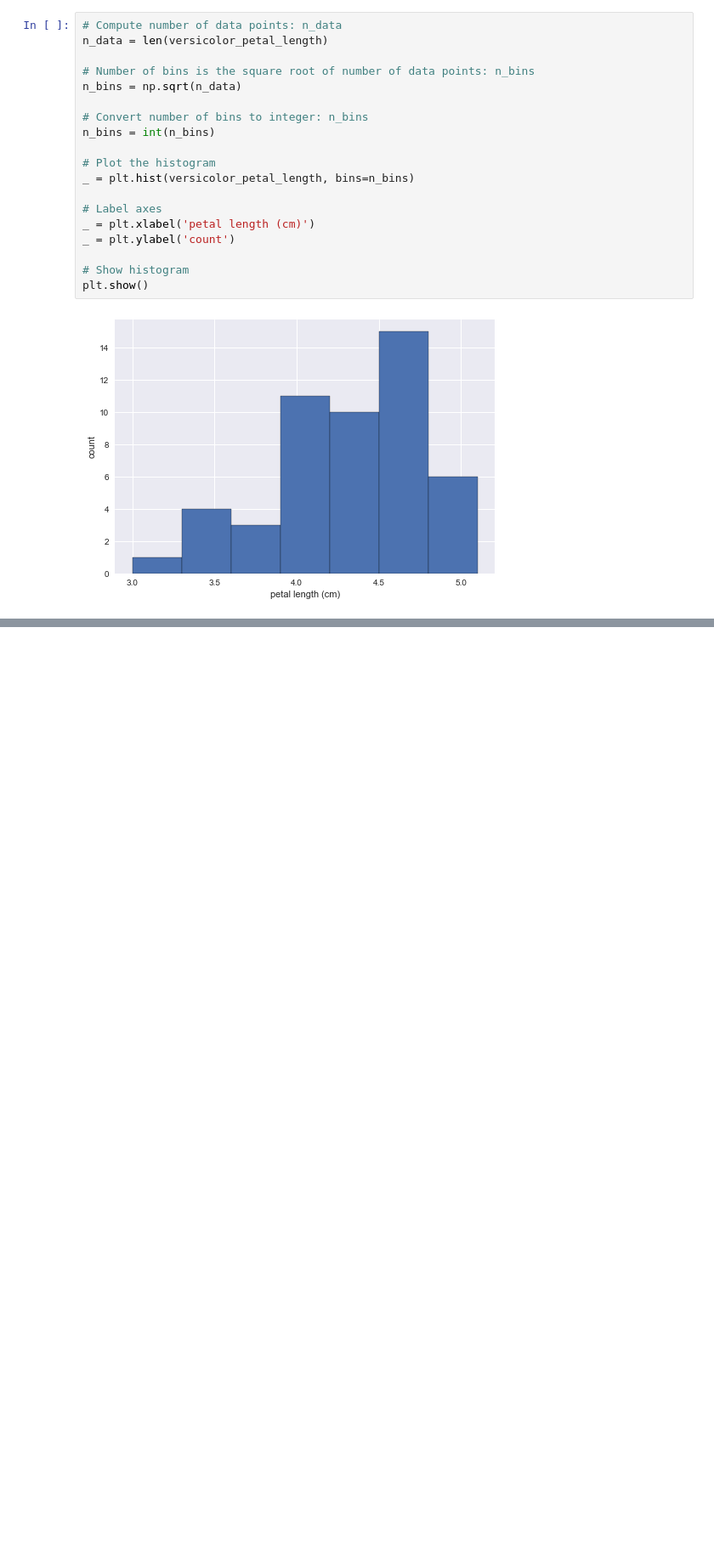
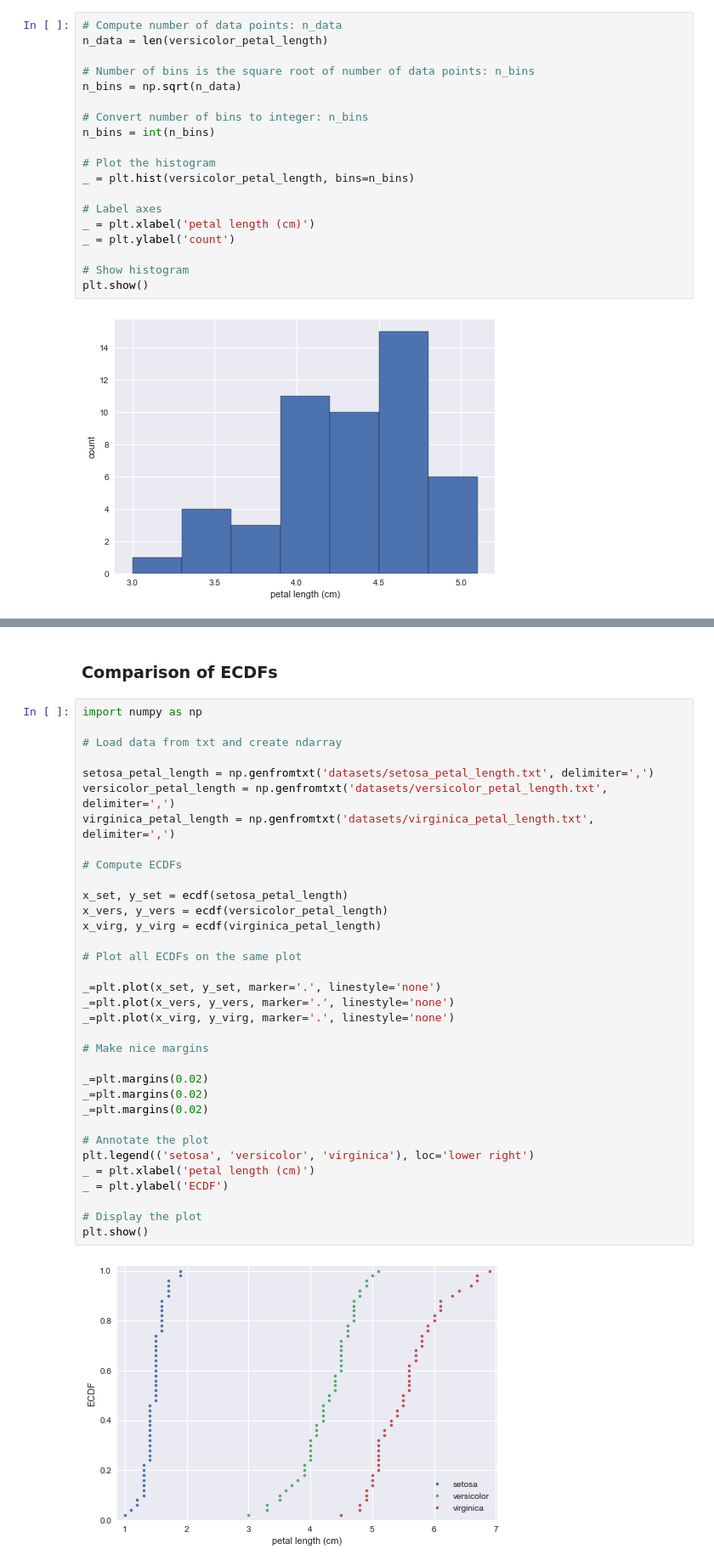
Before and after one commit to nvmoyar/datascience_notebooks, a Jupyter notebook: Statistical Thinking in Python.ipynb, the cells around one changed output, grey strips where cells are left out. Shown at 85% size. Saved outputs shown, nothing was run; the diff lists cells and outputs as text; blank space fills up the shorter version.

```diff
--- a/Statistical Thinking in Python.ipynb
+++ b/Statistical Thinking in Python.ipynb
@@ -75,0 +195,38 @@ plt.show()
+# %% [markdown]
+### Comparison of ECDFs
+# %%
+import numpy as np
+
+# Load data from txt and create ndarray
+
+setosa_petal_length = np.genfromtxt('datasets/setosa_petal_length.txt', delimiter=',')
+versicolor_petal_length = np.genfromtxt('datasets/versicolor_petal_length.txt', delimiter=',')
+virginica_petal_length = np.genfromtxt('datasets/virginica_petal_length.txt', delimiter=',')
+
+# Compute ECDFs
+
+x_set, y_set = ecdf(setosa_petal_length)
+x_vers, y_vers = ecdf(versicolor_petal_length)
+x_virg, y_virg = ecdf(virginica_petal_length)
+
+# Plot all ECDFs on the same plot
+
+_=plt.plot(x_set, y_set, marker='.', linestyle='none')
+_=plt.plot(x_vers, y_vers, marker='.', linestyle='none')
+_=plt.plot(x_virg, y_virg, marker='.', linestyle='none')
+
+# Make nice margins
+
+_=plt.margins(0.02)
+_=plt.margins(0.02)
+_=plt.margins(0.02)
+
+# Annotate the plot
+plt.legend(('setosa', 'versicolor', 'virginica'), loc='lower right')
+_ = plt.xlabel('petal length (cm)')
+_ = plt.ylabel('ECDF')
+
+# Display the plot
+plt.show()
+# %% [output]
+[figure, added]
```
Also changed, not shown: parts of 9 cells of this notebook.
